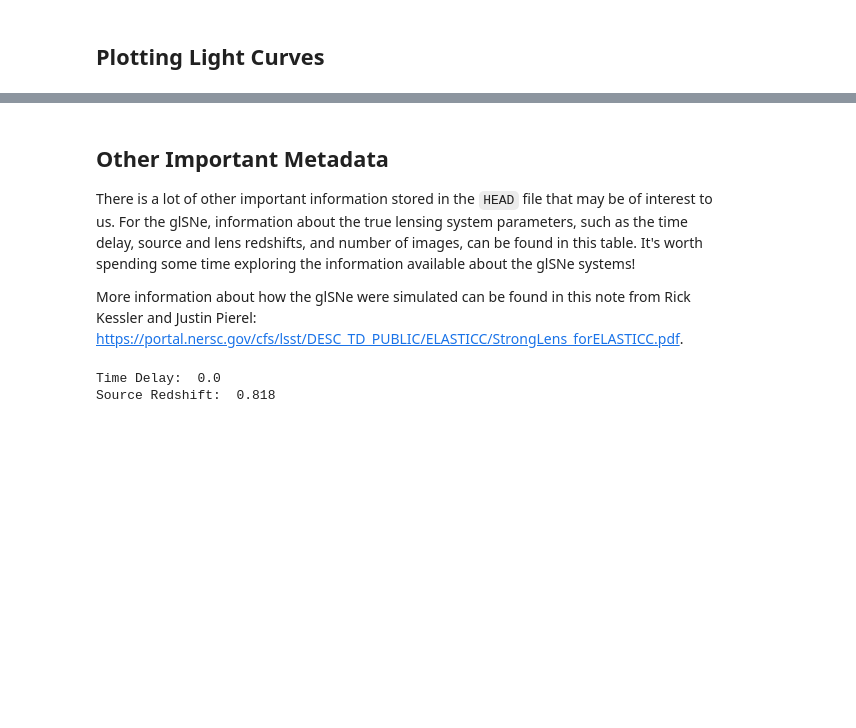
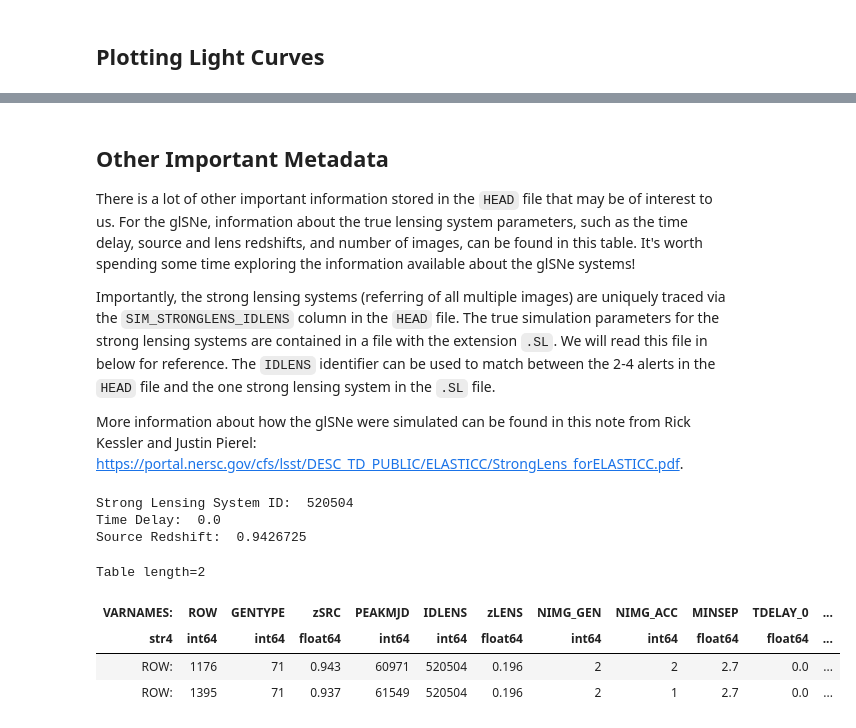
Before and after one commit to erinhay/jolteon, a Jupyter notebook: notebooks/introduction_to_ELAsTiCC_data.ipynb, the cells around one changed output, grey strips where cells are left out. Drawn from its saved outputs; the diff is of its cells as text; code cells hidden in the pictures; blank space fills up the shorter version.

```diff
--- a/notebooks/introduction_to_ELAsTiCC_data.ipynb
+++ b/notebooks/introduction_to_ELAsTiCC_data.ipynb
@@ -83,12 +83,28 @@ fig, ax = utils.plot_lightcurve(snid, photometry)
 
 There is a lot of other important information stored in the ``HEAD`` file that may be of interest to us. For the glSNe, information about the true lensing system parameters, such as the time delay, source and lens redshifts, and number of images, can be found in this table. It's worth spending some time exploring the information available about the glSNe systems!
 
+Importantly, the strong lensing systems (referring of all multiple images) are uniquely traced via the ``SIM_STRONGLENS_IDLENS`` column in the ``HEAD`` file. The true simulation parameters for the strong lensing systems are contained in a file with the extension ``.SL``. We will read this file in below for reference. The ``IDLENS`` identifier can be used to match between the 2-4 alerts in the ``HEAD`` file and the one strong lensing system in the ``.SL`` file.
+
 More information about how the glSNe were simulated can be found in this note from Rick Kessler and Justin Pierel: https://portal.nersc.gov/cfs/lsst/DESC_TD_PUBLIC/ELASTICC/StrongLens_forELASTICC.pdf.
 # %%
 # Print some relevant information about the system
 
+print('Strong Lensing System ID: ', head_table[index]['SIM_STRONGLENS_IDLENS'])
 print('Time Delay: ', head_table[index]['SIM_STRONGLENS_TDELAY'])
-print('Source Redshift: ', head_table[index]['SIM_STRONGLENS_z'])
+print('Source Redshift: ', head_table[index]['SIM_REDSHIFT_CMB'])
 # %% [output]
+Strong Lensing System ID:  520504
 Time Delay:  0.0
-Source Redshift:  0.818
+Source Redshift:  0.9426725
+# %%
+# Read in the truths table
+glSNeIa_truths = at.Table.read(elasticc_path+ 'ELASTICC2_FINAL_' + transient_type + '/ELASTICC2_FINAL_' + transient_type + '.SL', format='ascii')
+
+# Print information about the strong lensing system of the object plotted above!
+glSNeIa_truths[glSNeIa_truths['IDLENS'] == head_table[index]['SIM_STRONGLENS_IDLENS']]
+# %% [output]
+Table length=2
+| VARNAMES: | ROW | GENTYPE | zSRC | PEAKMJD | IDLENS | zLENS | NIMG_GEN | NIMG_ACC | MINSEP | TDELAY_0 | ... |
+| str4 | int64 | int64 | float64 | int64 | int64 | float64 | int64 | int64 | float64 | float64 | ... |
+| ROW: | 1176 | 71 | 0.943 | 60971 | 520504 | 0.196 | 2 | 2 | 2.7 | 0.0 | ... |
+| ROW: | 1395 | 71 | 0.937 | 61549 | 520504 | 0.196 | 2 | 1 | 2.7 | 0.0 | ... |
```
Also changed, not shown: parts of 7 cells of this notebook, 1 other file.
